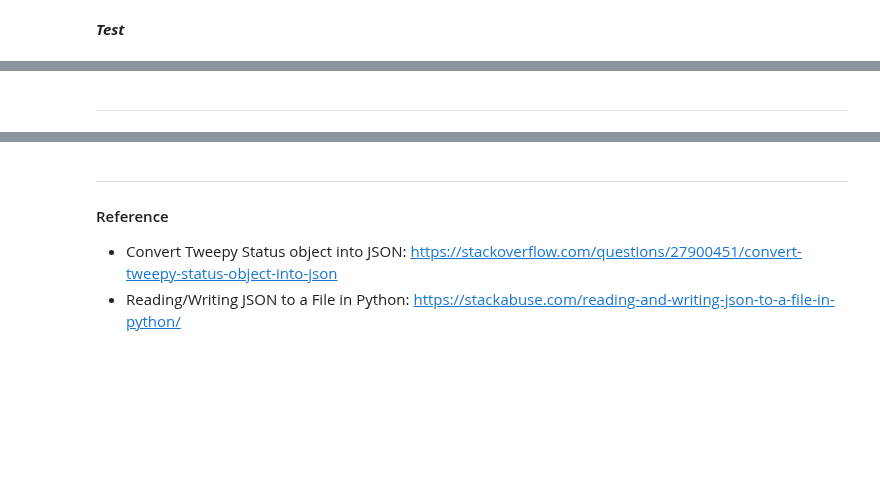
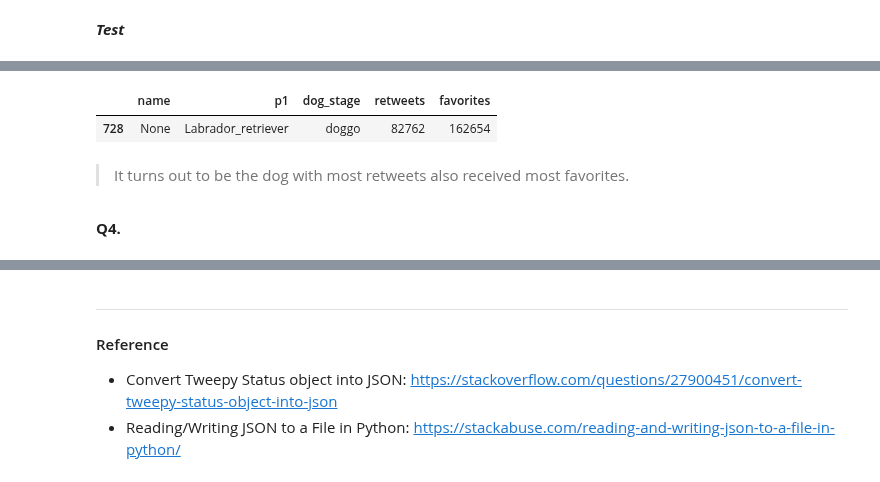
Before and after one commit to Steve-Choi/DAND, a Jupyter notebook: Wrangle-and-Analyze-Data/wrangle_act.ipynb, the cells around one changed output, grey strips where cells are left out. Saved outputs shown, nothing was run; the diff lists cells and outputs as text; code cells hidden in the pictures; blank space fills up the shorter version.

```diff
--- a/Wrangle-and-Analyze-Data/wrangle_act.ipynb
+++ b/Wrangle-and-Analyze-Data/wrangle_act.ipynb
@@ -772,2 +824,9 @@ df_master.shape
+# %%
+df_master[df_master['favorites'] == df_master['favorites'].max()][['name', 'p1', 'dog_stage', 'retweets', 'favorites']]
+# %% [output]
+|  | name | p1 | dog_stage | retweets | favorites |
+| 728 | None | Labrador_retriever | doggo | 82762 | 162654 |
+# %% [markdown]
+> It turns out to be the dog with most retweets also received most favorites.
 # %% [markdown]
----
+**Q4.**
```
Also changed, not shown: parts of 27 cells of this notebook, 1 other file.
